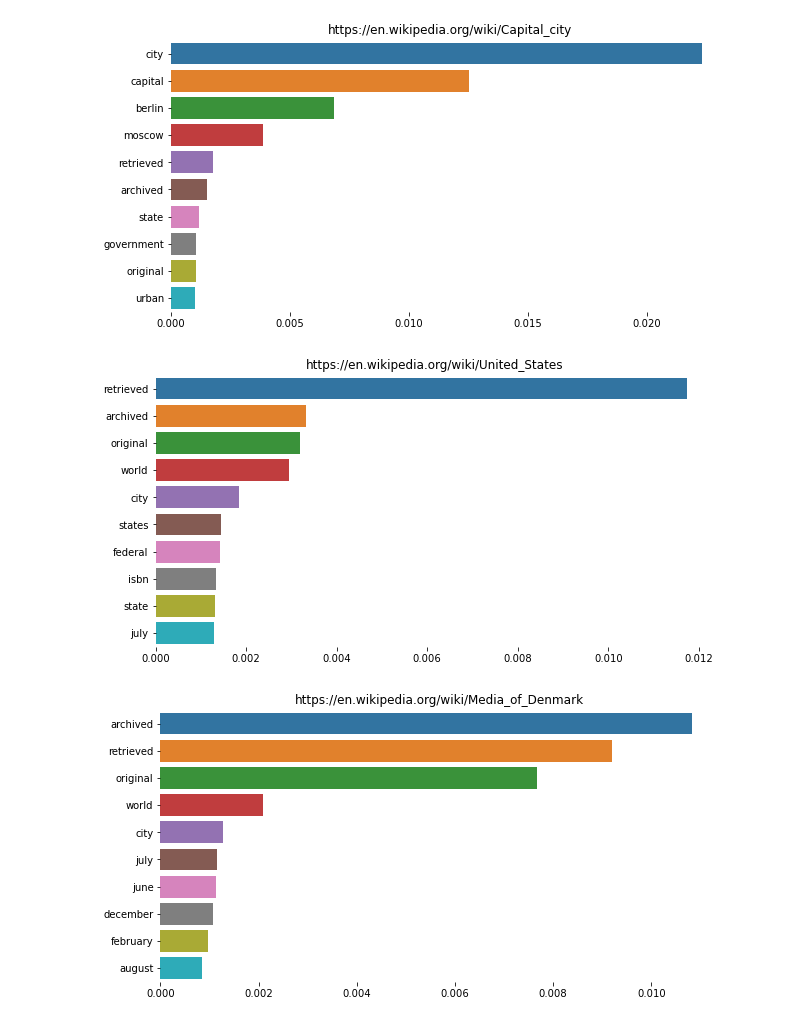
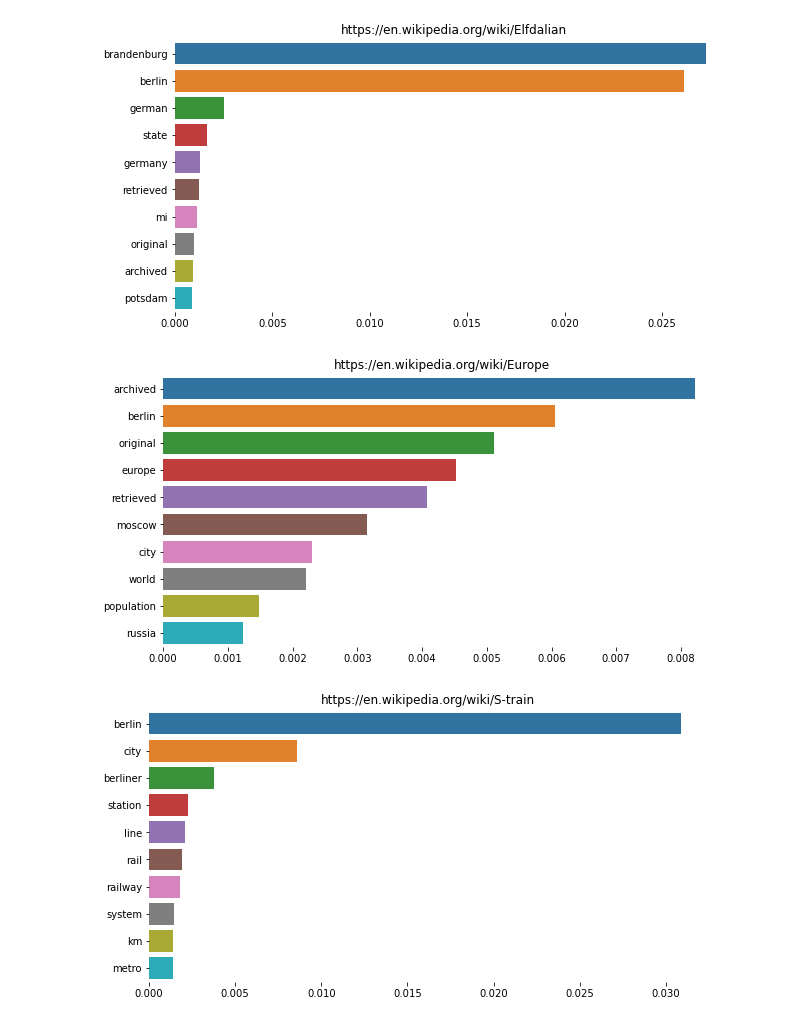
Before and after one commit to Tremirre/IR-Search-Engine, a Jupyter notebook: explore.ipynb, the cells around one changed output. Saved outputs shown, nothing was run; the diff lists cells and outputs as text; code cells hidden in the pictures.

```diff
--- a/explore.ipynb
+++ b/explore.ipynb
@@ -26,6 +13,6 @@ engine.compile_index(texts, docs_df.url.tolist())
 # %%
 urls = ["https://en.wikipedia.org/wiki/Berlin", "https://en.wikipedia.org/wiki/Moscow"]
-queries = [get_content_from_article(url) for url in urls]
+queries = [search.wiki_page_from_url_to_content_text(url) for url in urls]
 
 scores_df = engine.get_scores_dataframe_from_queries(queries, top_n=10)
 visualize.visualize_top_scores(scores_df, 10)
@@ -37,3 +24,3 @@ visualize.visualize_top_scores(scores_df, 10)
-[figure, old version]
+[figure, new version]
-[figure, old version]
+[figure, new version]
-[figure, old version]
+[figure, new version]
```
Also changed, not shown: parts of 5 cells of this notebook, 1 other file.
